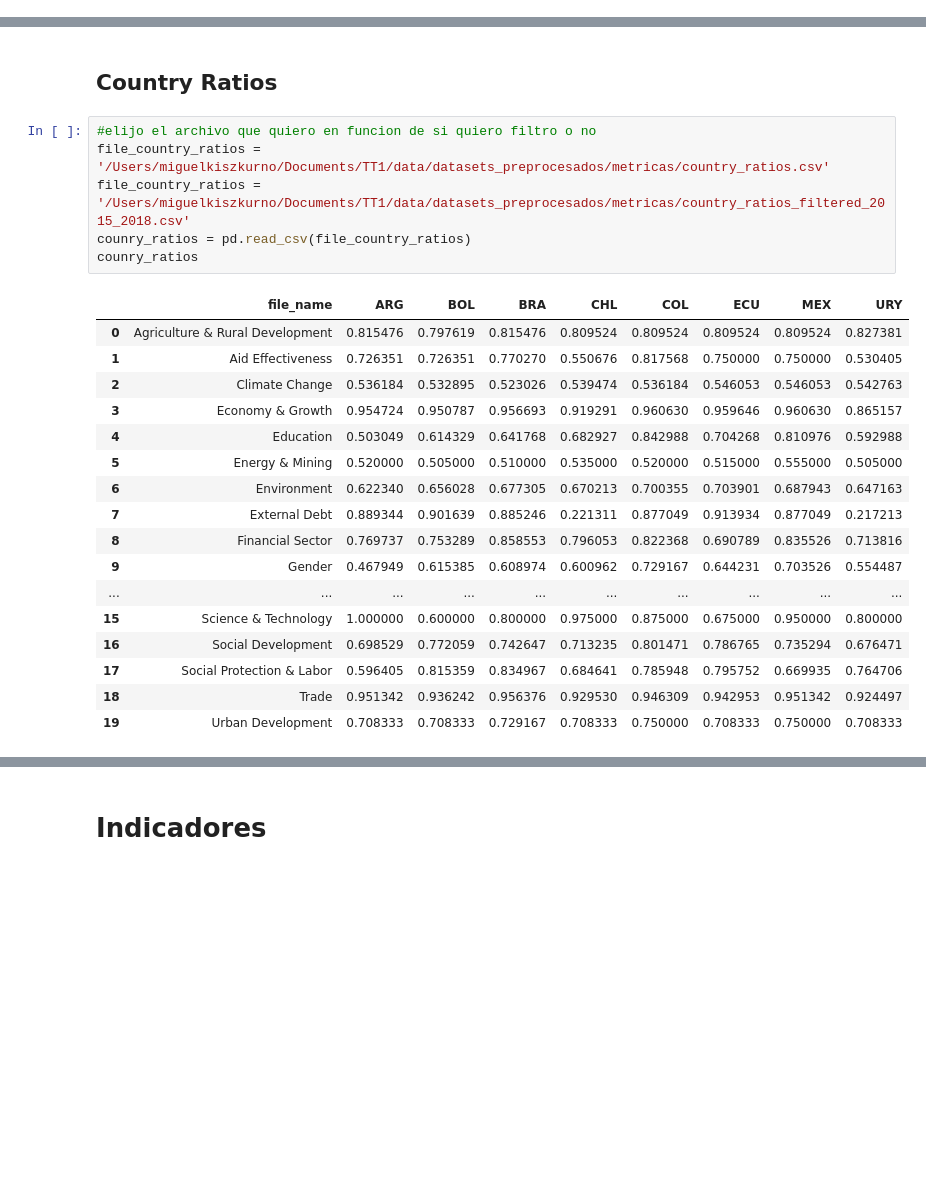
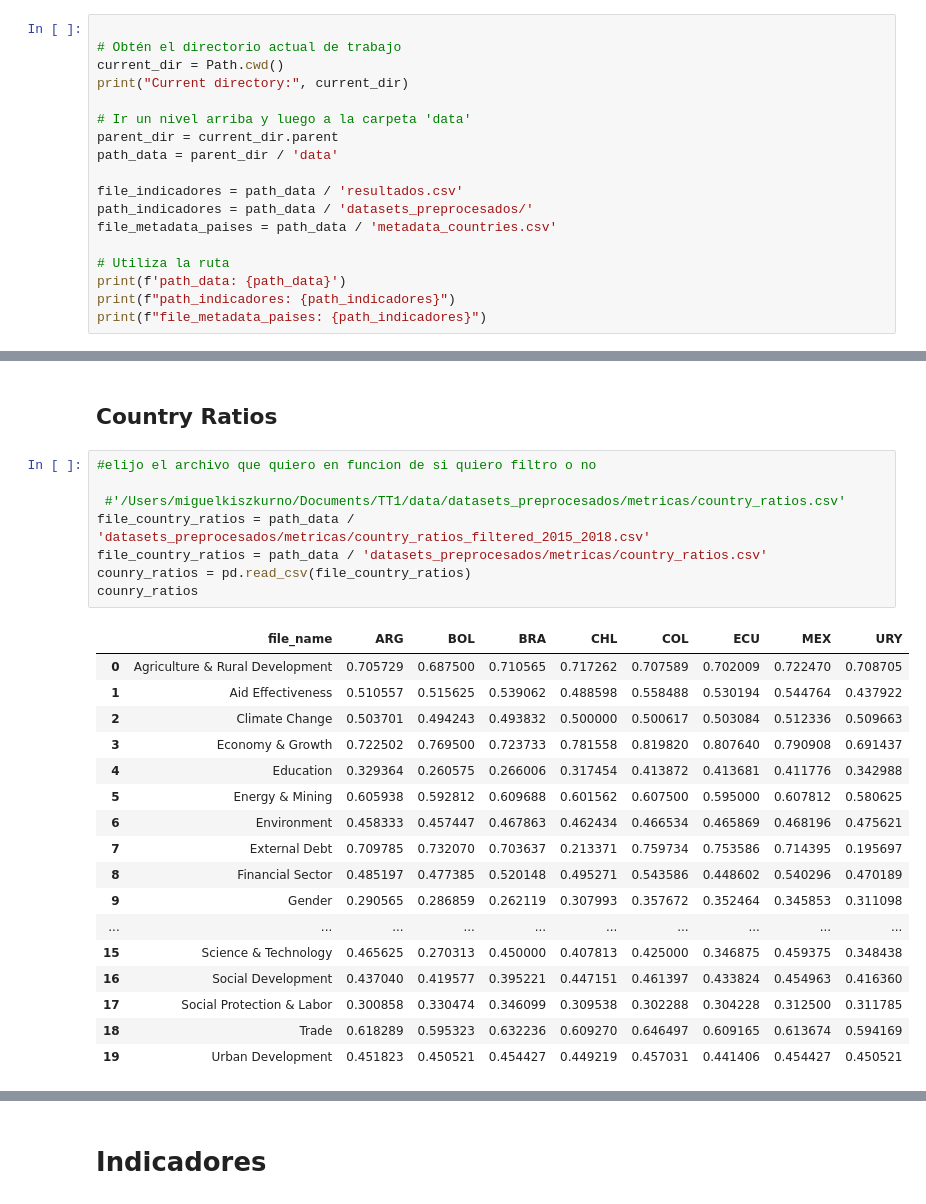
Before and after one commit to mkiszkur/TT1, a Jupyter notebook: 03_eda/EDA.ipynb, the cells around one changed output, grey strips where cells are left out. Saved outputs shown, nothing was run; the diff lists cells and outputs as text; blank space fills up the shorter version.

```diff
--- a/03_eda/EDA.ipynb
+++ b/03_eda/EDA.ipynb
@@ -69,0 +64,18 @@ file_metadata_paises = path_data + 'metadata_countries.csv'
+# %%
+
+# Obtén el directorio actual de trabajo
+current_dir = Path.cwd()
+print("Current directory:", current_dir)
+
+# Ir un nivel arriba y luego a la carpeta 'data'
+parent_dir = current_dir.parent
+path_data = parent_dir / 'data'
+
+file_indicadores = path_data / 'resultados.csv'
+path_indicadores = path_data / 'datasets_preprocesados/'
+file_metadata_paises = path_data / 'metadata_countries.csv'
+
+# Utiliza la ruta
+print(f'path_data: {path_data}')
+print(f"path_indicadores: {path_indicadores}")
+print(f"file_metadata_paises: {path_indicadores}")
@@ -527,26 +517,28 @@ See the caveats in the documentation: https://pandas.pydata.org/pandas-docs/stab
 ## Country Ratios
 # %%
 #elijo el archivo que quiero en funcion de si quiero filtro o no
-file_country_ratios = '/Users/miguelkiszkurno/Documents/TT1/data/datasets_preprocesados/metricas/country_ratios.csv'
-file_country_ratios = '/Users/miguelkiszkurno/Documents/TT1/data/datasets_preprocesados/metricas/country_ratios_filtered_2015_2018.csv'
+
+ #'/Users/miguelkiszkurno/Documents/TT1/data/datasets_preprocesados/metricas/country_ratios.csv'
+file_country_ratios = path_data / 'datasets_preprocesados/metricas/country_ratios_filtered_2015_2018.csv'
+file_country_ratios = path_data / 'datasets_preprocesados/metricas/country_ratios.csv'
 counry_ratios = pd.read_csv(file_country_ratios)
 counry_ratios
 # %% [output]
 |  | file_name | ARG | BOL | BRA | CHL | COL | ECU | MEX | URY |
-| 0 | Agriculture & Rural Development | 0.815476 | 0.797619 | 0.815476 | 0.809524 | 0.809524 | 0.809524 | 0.809524 | 0.827381 |
-| 1 | Aid Effectiveness | 0.726351 | 0.726351 | 0.770270 | 0.550676 | 0.817568 | 0.750000 | 0.750000 | 0.530405 |
-| 2 | Climate Change | 0.536184 | 0.532895 | 0.523026 | 0.539474 | 0.536184 | 0.546053 | 0.546053 | 0.542763 |
-| 3 | Economy & Growth | 0.954724 | 0.950787 | 0.956693 | 0.919291 | 0.960630 | 0.959646 | 0.960630 | 0.865157 |
-| 4 | Education | 0.503049 | 0.614329 | 0.641768 | 0.682927 | 0.842988 | 0.704268 | 0.810976 | 0.592988 |
-| 5 | Energy & Mining | 0.520000 | 0.505000 | 0.510000 | 0.535000 | 0.520000 | 0.515000 | 0.555000 | 0.505000 |
-| 6 | Environment | 0.622340 | 0.656028 | 0.677305 | 0.670213 | 0.700355 | 0.703901 | 0.687943 | 0.647163 |
-| 7 | External Debt | 0.889344 | 0.901639 | 0.885246 | 0.221311 | 0.877049 | 0.913934 | 0.877049 | 0.217213 |
-| 8 | Financial Sector | 0.769737 | 0.753289 | 0.858553 | 0.796053 | 0.822368 | 0.690789 | 0.835526 | 0.713816 |
-| 9 | Gender | 0.467949 | 0.615385 | 0.608974 | 0.600962 | 0.729167 | 0.644231 | 0.703526 | 0.554487 |
+| 0 | Agriculture & Rural Development | 0.705729 | 0.687500 | 0.710565 | 0.717262 | 0.707589 | 0.702009 | 0.722470 | 0.708705 |
+| 1 | Aid Effectiveness | 0.510557 | 0.515625 | 0.539062 | 0.488598 | 0.558488 | 0.530194 | 0.544764 | 0.437922 |
+| 2 | Climate Change | 0.503701 | 0.494243 | 0.493832 | 0.500000 | 0.500617 | 0.503084 | 0.512336 | 0.509663 |
+| 3 | Economy & Growth | 0.722502 | 0.769500 | 0.723733 | 0.781558 | 0.819820 | 0.807640 | 0.790908 | 0.691437 |
+| 4 | Education | 0.329364 | 0.260575 | 0.266006 | 0.317454 | 0.413872 | 0.413681 | 0.411776 | 0.342988 |
+| 5 | Energy & Mining | 0.605938 | 0.592812 | 0.609688 | 0.601562 | 0.607500 | 0.595000 | 0.607812 | 0.580625 |
+| 6 | Environment | 0.458333 | 0.457447 | 0.467863 | 0.462434 | 0.466534 | 0.465869 | 0.468196 | 0.475621 |
+| 7 | External Debt | 0.709785 | 0.732070 | 0.703637 | 0.213371 | 0.759734 | 0.753586 | 0.714395 | 0.195697 |
+| 8 | Financial Sector | 0.485197 | 0.477385 | 0.520148 | 0.495271 | 0.543586 | 0.448602 | 0.540296 | 0.470189 |
+| 9 | Gender | 0.290565 | 0.286859 | 0.262119 | 0.307993 | 0.357672 | 0.352464 | 0.345853 | 0.311098 |
 | ... | ... | ... | ... | ... | ... | ... | ... | ... | ... |
-| 15 | Science & Technology | 1.000000 | 0.600000 | 0.800000 | 0.975000 | 0.875000 | 0.675000 | 0.950000 | 0.800000 |
-| 16 | Social Development | 0.698529 | 0.772059 | 0.742647 | 0.713235 | 0.801471 | 0.786765 | 0.735294 | 0.676471 |
-| 17 | Social Protection & Labor | 0.596405 | 0.815359 | 0.834967 | 0.684641 | 0.785948 | 0.795752 | 0.669935 | 0.764706 |
-| 18 | Trade | 0.951342 | 0.936242 | 0.956376 | 0.929530 | 0.946309 | 0.942953 | 0.951342 | 0.924497 |
-| 19 | Urban Development | 0.708333 | 0.708333 | 0.729167 | 0.708333 | 0.750000 | 0.708333 | 0.750000 | 0.708333 |
+| 15 | Science & Technology | 0.465625 | 0.270313 | 0.450000 | 0.407813 | 0.425000 | 0.346875 | 0.459375 | 0.348438 |
+| 16 | Social Development | 0.437040 | 0.419577 | 0.395221 | 0.447151 | 0.461397 | 0.433824 | 0.454963 | 0.416360 |
+| 17 | Social Protection & Labor | 0.300858 | 0.330474 | 0.346099 | 0.309538 | 0.302288 | 0.304228 | 0.312500 | 0.311785 |
+| 18 | Trade | 0.618289 | 0.595323 | 0.632236 | 0.609270 | 0.646497 | 0.609165 | 0.613674 | 0.594169 |
+| 19 | Urban Development | 0.451823 | 0.450521 | 0.454427 | 0.449219 | 0.457031 | 0.441406 | 0.454427 | 0.450521 |
 # %%
```
Also changed, not shown: parts of 17 cells of this notebook, 6 other files.
